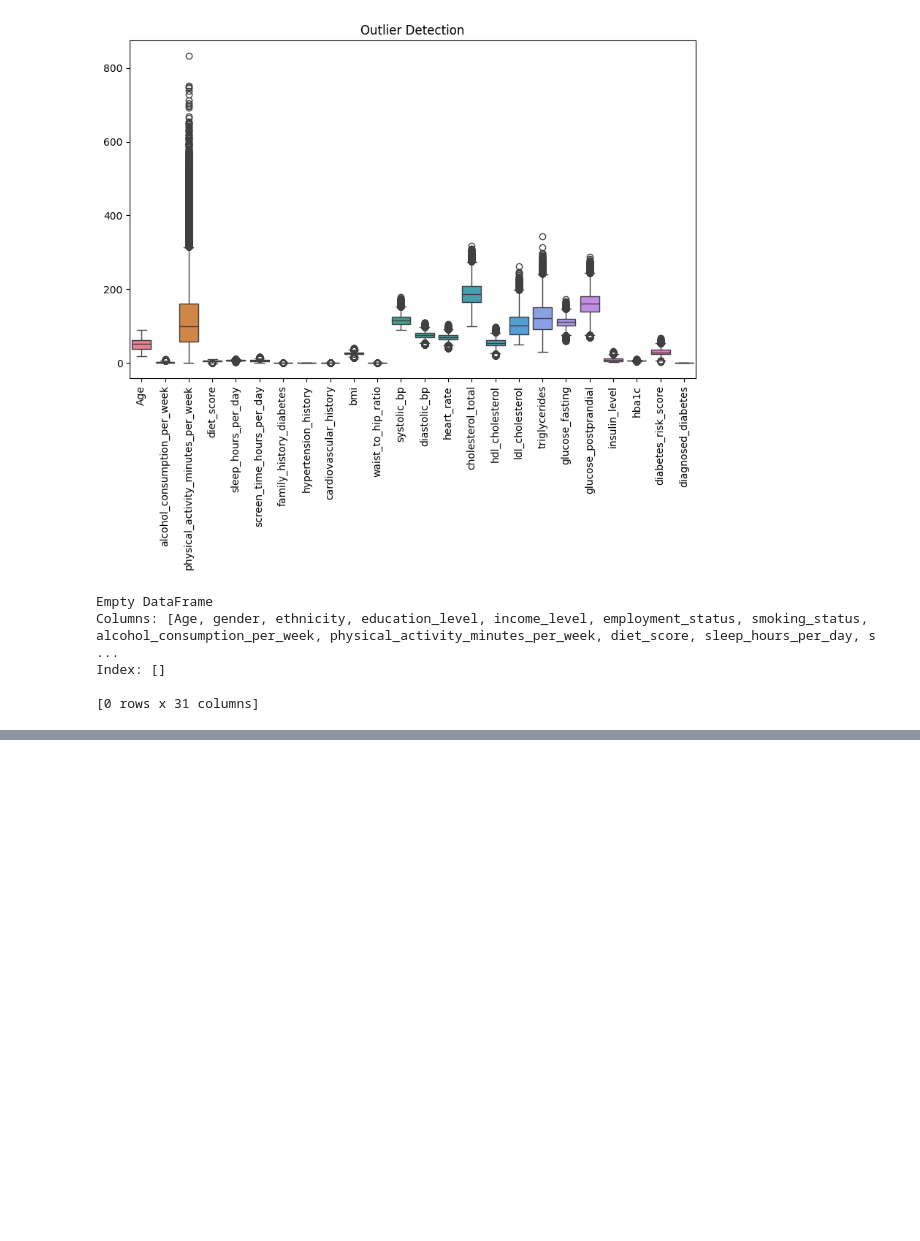
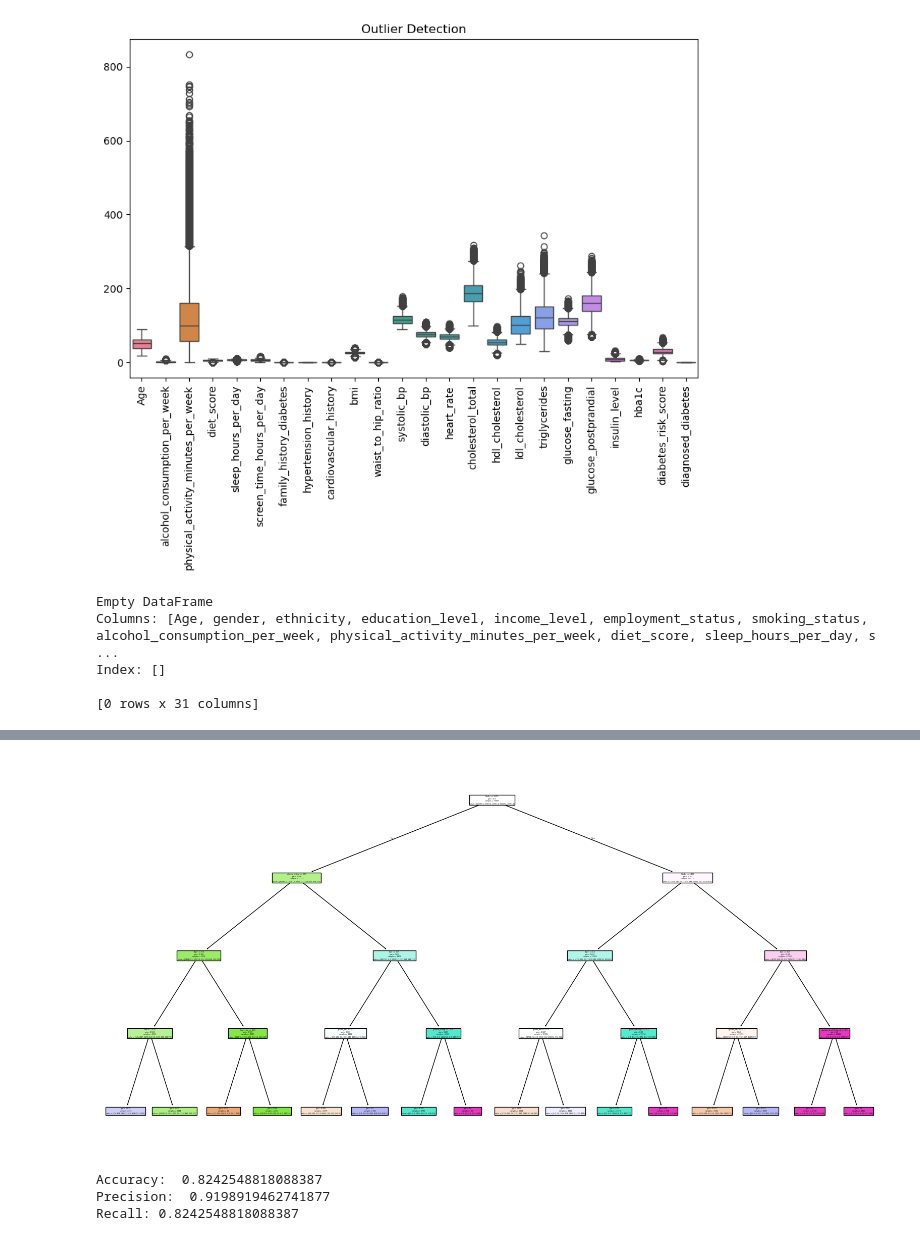
Before and after one commit to daneetjie/BC_Analytics, a Jupyter notebook: Data Understanding.ipynb, the cells around one changed output, grey strips where cells are left out. Saved outputs shown, nothing was run; the diff lists cells and outputs as text; code cells hidden in the pictures; blank space fills up the shorter version.

```diff
--- a/Data Understanding.ipynb
+++ b/Data Understanding.ipynb
@@ -439,0 +381,42 @@ plt.show()
+# %%
+#splitting data into training and test sets
+X_train, X_test, y_train, y_test=train_test_split(X,y, test_size=0.2, random_state=42, stratify=y)
+# %%
+#plotting the decision tree
+# Limit the tree
+dtree = DecisionTreeClassifier(
+    max_depth=4,
+    min_samples_split=20,
+    min_samples_leaf=10,
+    random_state=42,
+    class_weight="balanced"
+
+)
+
+dtree.fit(X_train, y_train)
+
+
+plt.figure(figsize=(20,10))
+
+plot_tree(
+    dtree,
+    feature_names=X.columns,
+    filled=True
+)
+
+plt.show()
+# %% [output]
+[figure, added]
+# %%
+#prediction
+dt_pred = dtree.predict(X_test)
+accuracy=accuracy_score(y_test, y_pred)
+precision=precision_score(y_test, y_pred, average='weighted')
+recall=recall_score(y_test, y_pred, average='weighted')
+print("Accuracy: ", accuracy)
+print("Precision: ",precision)
+print("Recall:",recall)
+# %% [output]
+Accuracy:  0.8242548818088387
+Precision:  0.9198919462741877
+Recall: 0.8242548818088387
```
Also changed, not shown: parts of 35 cells of this notebook.
